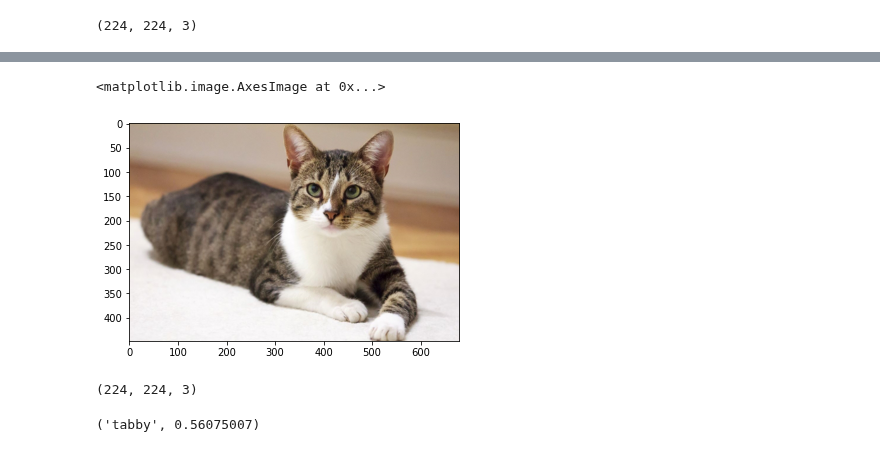
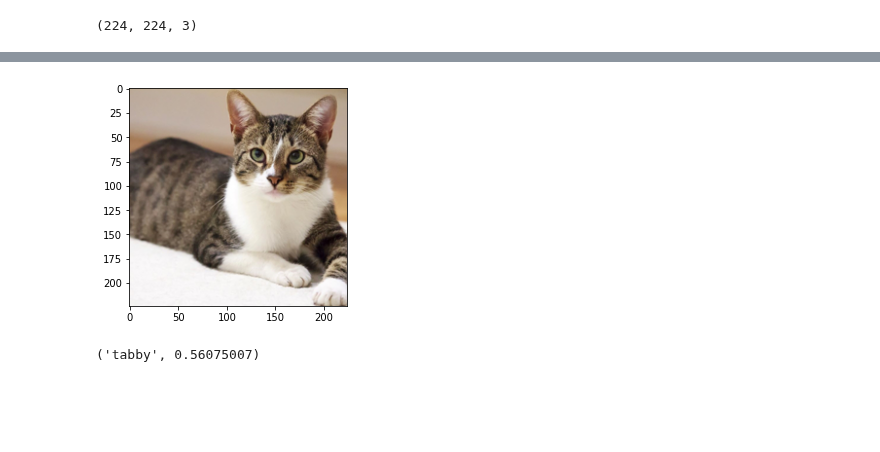
Before and after one commit to 0jipy/DeepLearning_2022_01, a Jupyter notebook: 02.CNN/61_VGGNET.ipynb, the cells around one changed output, grey strips where cells are left out. Saved outputs shown, nothing was run; the diff lists cells and outputs as text; code cells hidden in the pictures; blank space fills up the shorter version.

```diff
--- a/02.CNN/61_VGGNET.ipynb
+++ b/02.CNN/61_VGGNET.ipynb
@@ -147,49 +127,27 @@ final_img.shape
 # %%
+IMAGE_SIZE = 224
+
 def center_image(img):
     h, w, _ = np.array(img).shape
     if h > w:
-        width, height = 224, (h*224)//w
+        width, height = IMAGE_SIZE, (h*IMAGE_SIZE)//w
     else:
-        width, height = (w*224)//h, 224
+        width, height = (w*IMAGE_SIZE)//h, IMAGE_SIZE
 
     new_img = np.array(img.resize((width, height)))
 
     diff = abs(width - height)//2
     if width > height:
-        final_img = new_img[:, diff:diff+224, :]
+        final_img = new_img[:, diff:diff+IMAGE_SIZE, :]
     else:
-        final_img = new_img[diff:diff+224, :, :]
+        final_img = new_img[diff:diff+IMAGE_SIZE, :, :]
     return final_img
-# %%
-# 코드 리팩토링
-IMAGE_SIZE = 224
-
-def center_image(img):
-    h, w, _ = np.array(img).shape
-    if h > w:
-        width, height = IMAGE_SIZE, (h*IMAGE_SIZE)//w
-    else:
-        width, height = (w*IMAGE_SIZE)//h, IMAGE_SIZE
-
-    new_img = np.array(img.resize((width, height)))
-
-    diff = abs(width - height)//2
-    if width > height:
-        final_img = new_img[:, diff:diff+IMAGE_SIZE, :]
-    else:
-        final_img = new_img[diff:diff+IMAGE_SIZE, :, :]
-    return final_img
 # %%
 img = Image.open('cat.jpg')
 img2 = center_image(img)
-plt.imshow(img)
+plt.imshow(img2);
 # %% [output]
-<matplotlib.image.AxesImage at 0x...>
-[figure, old version]
+[figure, new version]
-# %%
-img2.shape  # 코드 잘 돈다.
-# %% [output]
-(224, 224, 3)
 # %%
 yhat = vgg16.predict(np.array(img2).reshape(-1,224,224,3))
 label = decode_predictions(yhat)
```
Also changed, not shown: parts of 18 cells of this notebook, 13 other files.
